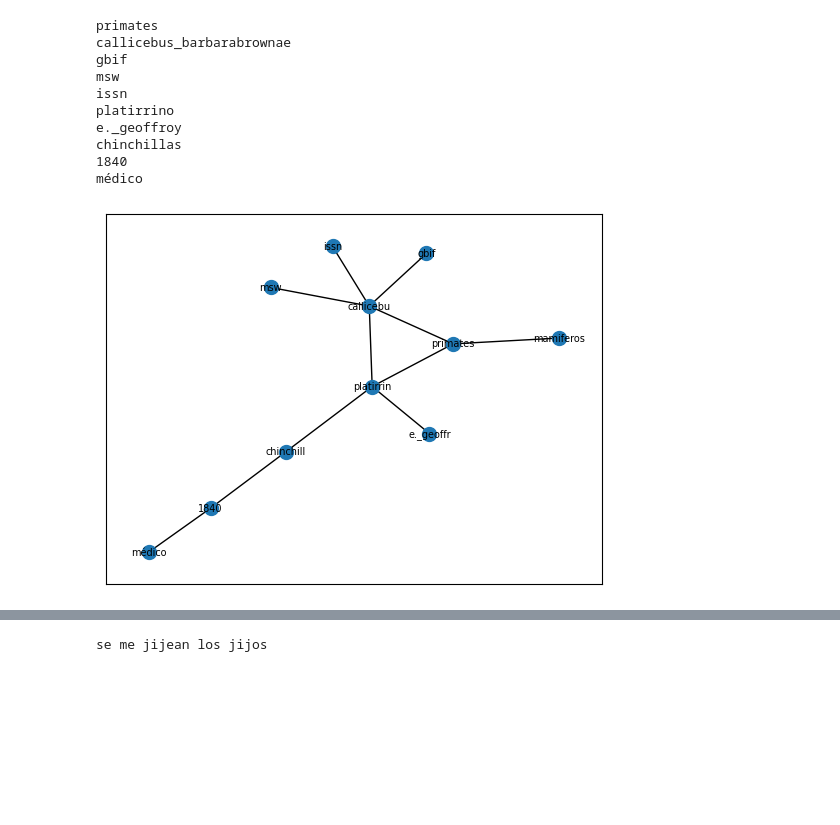
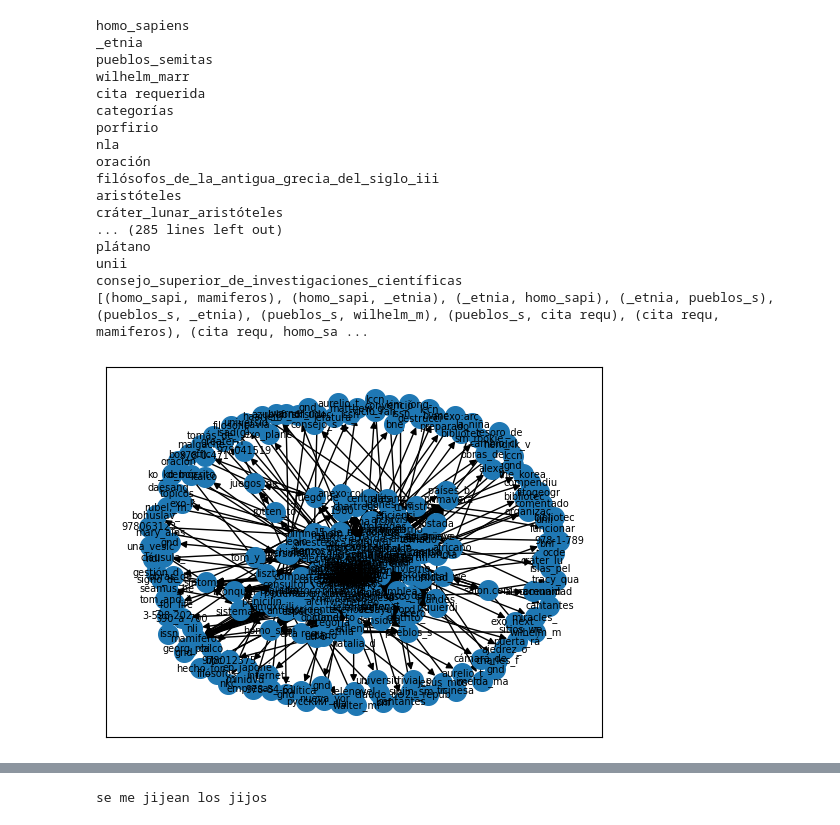
Before and after one commit to ValentinPg/tp-mate3, a Jupyter notebook: prueba.ipynb, the cells around one changed output, grey strips where cells are left out. Cells and saved outputs as stored; diff of their text form; code cells hidden in the pictures; blank space fills up the shorter version.

```diff
--- a/prueba.ipynb
+++ b/prueba.ipynb
@@ -109,51 +109,59 @@ nodo = Nodo(list(nodo_maestro.palabras)[random.randrange(0,len(nodo_maestro.pala
 # nodo que me va a servir para saber que nodo referencia a cual
 nodo_anterior = nodo_maestro
 # voy a ejecutar 50 "queries"
-for i in range(50):
+for i in range(300):
     # lo agrego a la lista d enodos
     nodos.add(nodo)
     print(nodo.nombre)
     # agrego el link entre el ndodo buscado y el nodo de donde salió
-    vertices.append((nodo_anterior, nodo)) #REVISAR ESTO, pq no funciona sin?
     # si no esta vacio me va a servir para encontrar nuevos nodos
     if (len(nodo.palabras)>0):
         # checkeo con que otros nodos hay relacion (osea que esta en su lista de palabras)
         for i in nodos:
             if nodo.nombre in i.palabras and i.nombre != nodo.nombre: # no me interesa que se vincule consigo mismo
                 vertices.append((nodo,i))
         # lo voy a usar para buscar mas nodos, por lo tanto lo tengo que guardar para luego vincularlo
         nodo_anterior = nodo
         # consigo un nuevo nodo
         nodo = Nodo(list(nodo_anterior.palabras)[random.randrange(0,len(nodo_anterior.palabras))]) # cambiar nodo_maestro por nodo
     else:
         # si elnodo esta vacio uso el anterior y no me intrrumpe la ejecucion del programa
         nodo =  Nodo(random.choice(list(nodo_anterior.palabras)))
+    vertices.append((nodo_anterior, nodo)) #REVISAR ESTO, pq no funciona sin?
 
 
 
 
 
 # creo el grafo
-grafo = nx.Graph()
+grafo = nx.DiGraph()
 grafo.add_nodes_from(list(nodos))
 grafo.add_edges_from(vertices)
-nx.draw_networkx(grafo, with_labels=True, node_size=100, font_size = 7)
+nx.draw_networkx(grafo, with_labels=True, node_size=200, font_size = 7)
+print(vertices)
 
-# para actualizar la lista de paginas (DEJAR COMENTADO)
+# # para actualizar la lista de paginas (DEJAR COMENTADO)
 # with open("data.pickle", "wb") as f:
 #     pickle.dump(guardados,f)
 # %% [output]
-primates
-callicebus_barbarabrownae
-gbif
-msw
-issn
-platirrino
-e._geoffroy
-chinchillas
-1840
-médico
+homo_sapiens
+_etnia
+pueblos_semitas
+wilhelm_marr
+cita requerida
+categorías
+porfirio
+nla
+oración
+filósofos_de_la_antigua_grecia_del_siglo_iii
+aristóteles
+cráter_lunar_aristóteles
+... (285 lines left out)
+plátano
+unii
+consejo_superior_de_investigaciones_científicas
+[(homo_sapi, mamiferos), (homo_sapi, _etnia), (_etnia, homo_sapi), (_etnia, pueblos_s), (pueblos_s, _etnia), (pueblos_s, wilhelm_m), (pueblos_s, cita requ), (cita requ, mamiferos), (cita requ, homo_sa ...
-[figure, old version]
+[figure, new version]
 # %%
 ####### EJEMPLO ramificacion CENTRAL ##########
 
```
Also changed, not shown: parts of 2 cells of this notebook, 1 other file.
